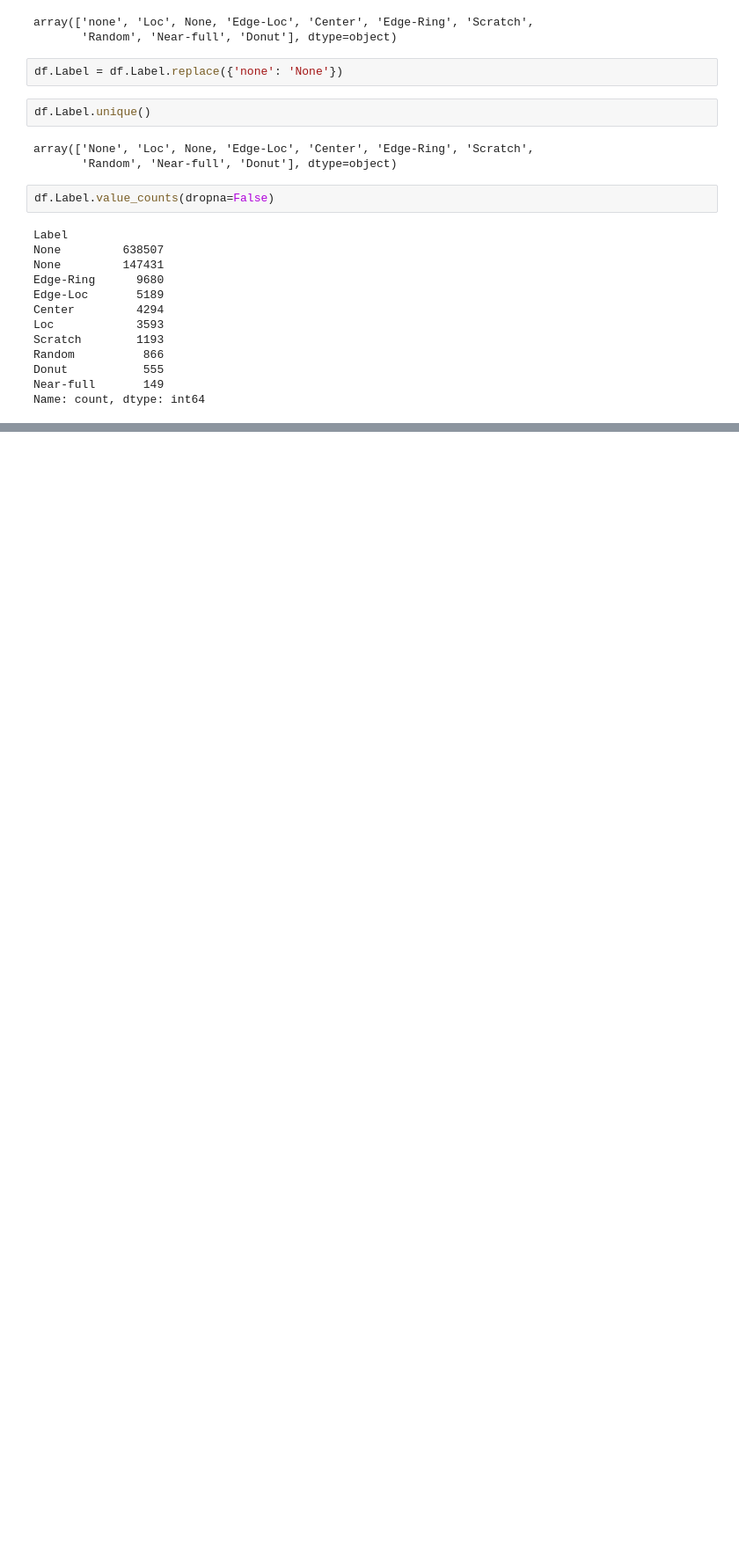
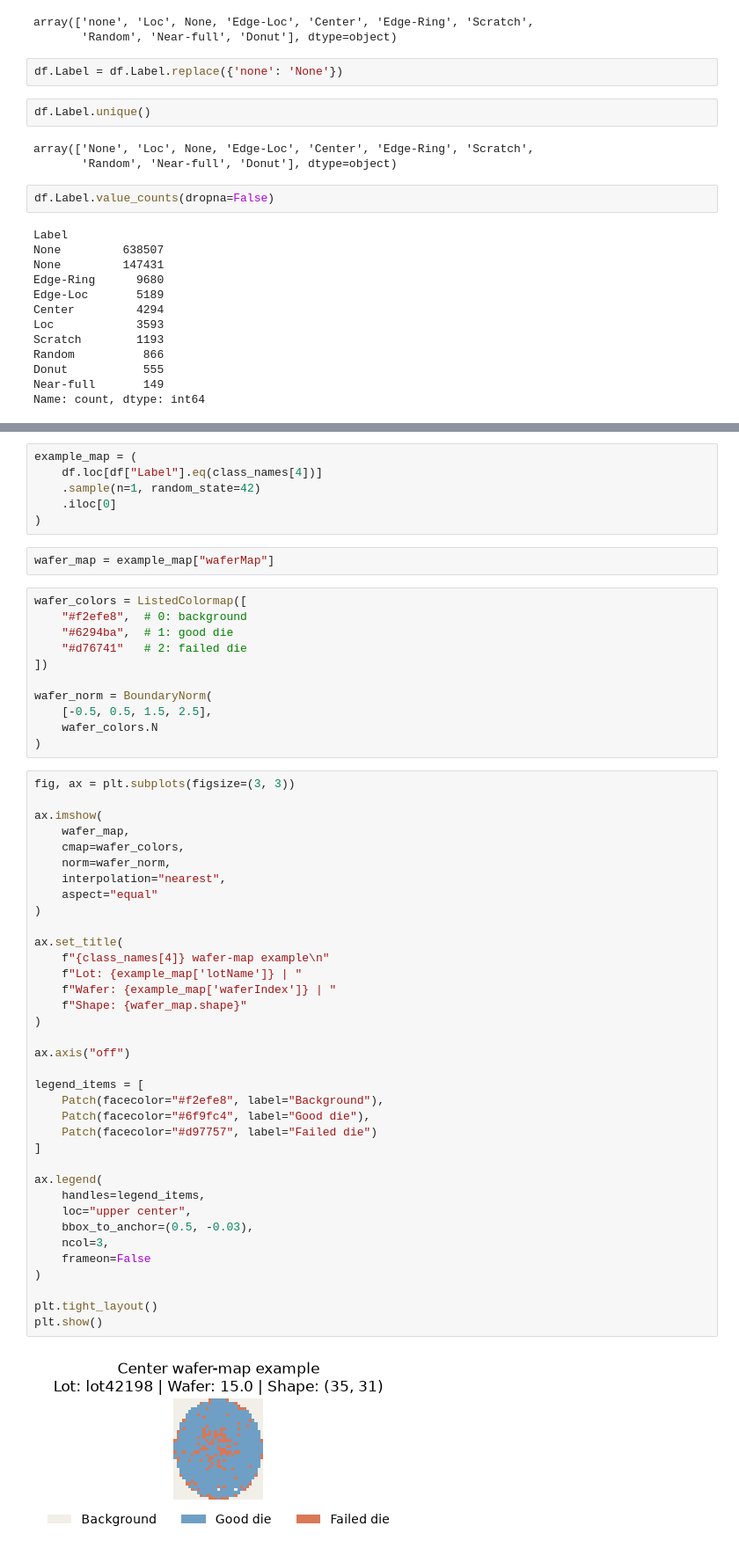
Before and after one commit to DRPproton/semiconductor-projects-tda, a Jupyter notebook: Project-2WM811k_wafer/notebooks/notebook.ipynb, the cells around one changed output, grey strips where cells are left out. Shown at 88% size. Cells and saved outputs as stored; diff of their text form; blank space fills up the shorter version.

Commit message:
Almost finish phase 3, needts to refractor the code to show images of all the wafer maps, now only showing 1

```diff
--- a/Project-2WM811k_wafer/notebooks/notebook.ipynb
+++ b/Project-2WM811k_wafer/notebooks/notebook.ipynb
@@ -98,0 +137,57 @@ Name: count, dtype: int64
+# %%
+example_map = (
+    df.loc[df["Label"].eq(class_names[4])]
+    .sample(n=1, random_state=42)
+    .iloc[0]
+)
+# %%
+wafer_map = example_map["waferMap"]
+# %%
+wafer_colors = ListedColormap([
+    "#f2efe8",  # 0: background
+    "#6294ba",  # 1: good die
+    "#d76741"   # 2: failed die
+])
+
+wafer_norm = BoundaryNorm(
+    [-0.5, 0.5, 1.5, 2.5],
+    wafer_colors.N
+)
+# %%
+fig, ax = plt.subplots(figsize=(3, 3))
+
+ax.imshow(
+    wafer_map,
+    cmap=wafer_colors,
+    norm=wafer_norm,
+    interpolation="nearest",
+    aspect="equal"
+)
+
+ax.set_title(
+    f"{class_names[4]} wafer-map example\n"
+    f"Lot: {example_map['lotName']} | "
+    f"Wafer: {example_map['waferIndex']} | "
+    f"Shape: {wafer_map.shape}"
+)
+
+ax.axis("off")
+
+legend_items = [
+    Patch(facecolor="#f2efe8", label="Background"),
+    Patch(facecolor="#6f9fc4", label="Good die"),
+    Patch(facecolor="#d97757", label="Failed die")
+]
+
+ax.legend(
+    handles=legend_items,
+    loc="upper center",
+    bbox_to_anchor=(0.5, -0.03),
+    ncol=3,
+    frameon=False
+)
+
+plt.tight_layout()
+plt.show()
+# %% [output]
+[figure, added]
```
Also changed, not shown: parts of 6 cells of this notebook, 1 other file.
